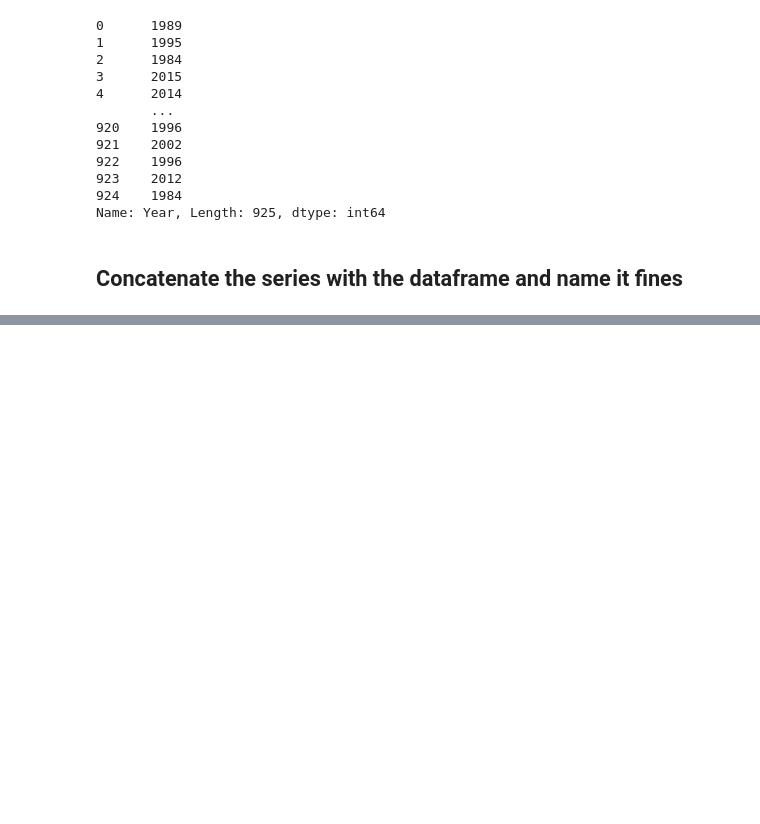
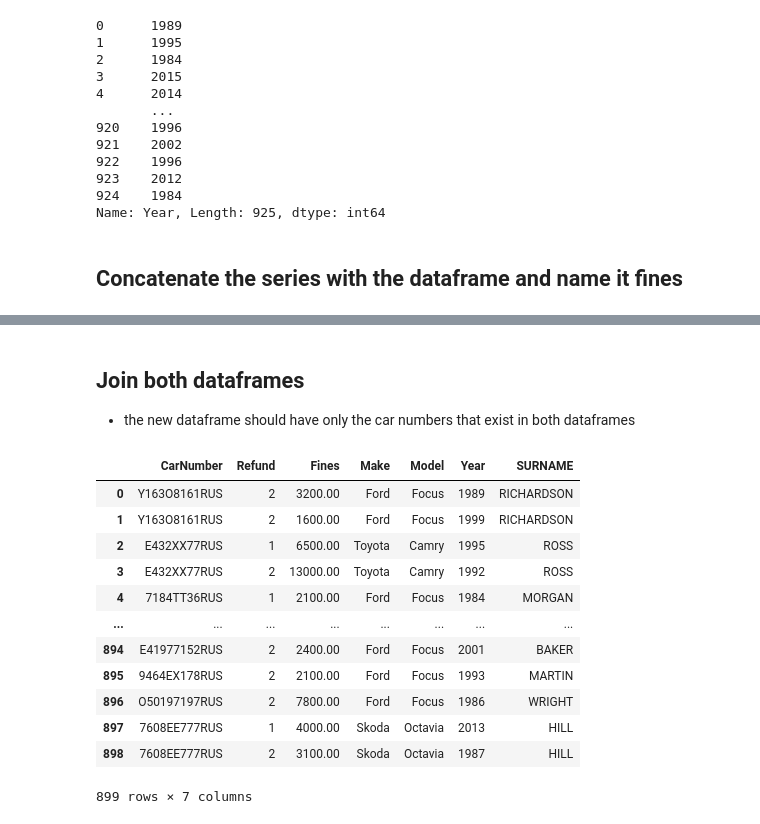
Before and after one commit to Smoooky/42-PiscinePythonDataScience, a Jupyter notebook: day05/ex04/enrichment.ipynb, the cells around one changed output, grey strips where cells are left out. Drawn from its saved outputs; the diff is of its cells as text; code cells hidden in the pictures; blank space fills up the shorter version.

```diff
--- a/day05/ex04/enrichment.ipynb
+++ b/day05/ex04/enrichment.ipynb
@@ -135,0 +214,3 @@ fines
+# %%
+owners = pd.DataFrame(zip(fines['CarNumber'].unique(), surnames_sample), columns=['CarNumber', 'SURNAME'])
+owners
@@ -135,0 +258,3 @@ fines
+# %%
+owners.drop(owners.tail(20).index, inplace=True)
+owners
@@ -135,0 +275,5 @@ fines
+# %%
+my_data = pd.DataFrame({'CarNumber': ['E778MX05RUS', 'H973EE05RUS', 'M558MB05RUS'],
+                       'SURNAME': ['KADYROV', 'KADYROV', 'KADYROV']})
+owners = pd.concat([owners, my_data], ignore_index=True)
+owners
@@ -135,0 +294,19 @@ fines
+# %% [markdown]
+## Join both dataframes
+- the new dataframe should have only the car numbers that exist in both dataframes
+# %%
+pd.merge(fines, owners, how='inner', left_on='CarNumber', right_on='CarNumber')
+# %% [output]
+|  | CarNumber | Refund | Fines | Make | Model | Year | SURNAME |
+| 0 | Y163O8161RUS | 2 | 3200.00 | Ford | Focus | 1989 | RICHARDSON |
+| 1 | Y163O8161RUS | 2 | 1600.00 | Ford | Focus | 1999 | RICHARDSON |
+| 2 | E432XX77RUS | 1 | 6500.00 | Toyota | Camry | 1995 | ROSS |
+| 3 | E432XX77RUS | 2 | 13000.00 | Toyota | Camry | 1992 | ROSS |
+| 4 | 7184TT36RUS | 1 | 2100.00 | Ford | Focus | 1984 | MORGAN |
+| ... | ... | ... | ... | ... | ... | ... | ... |
+| 894 | E41977152RUS | 2 | 2400.00 | Ford | Focus | 2001 | BAKER |
+| 895 | 9464EX178RUS | 2 | 2100.00 | Ford | Focus | 1993 | MARTIN |
+| 896 | O50197197RUS | 2 | 7800.00 | Ford | Focus | 1986 | WRIGHT |
+| 897 | 7608EE777RUS | 1 | 4000.00 | Skoda | Octavia | 2013 | HILL |
+| 898 | 7608EE777RUS | 2 | 3100.00 | Skoda | Octavia | 1987 | HILL |
+899 rows × 7 columns
```
Also changed, not shown: parts of 42 cells of this notebook, 1 other file.
